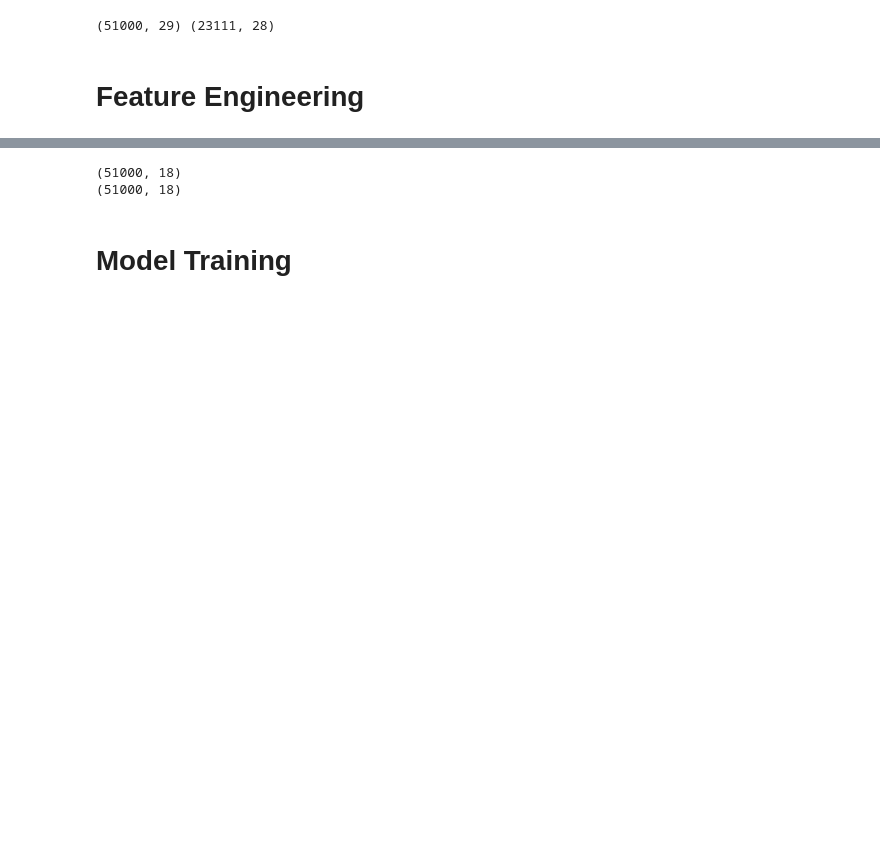
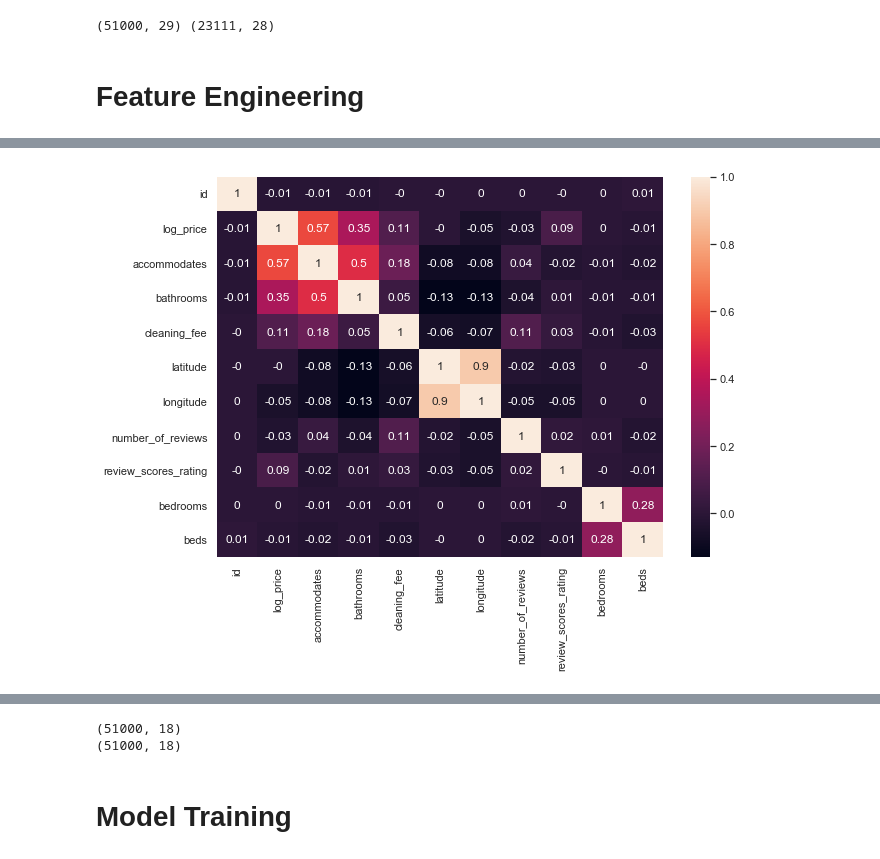
Before and after one commit to Clercy/cebd1260kaggle1, a Jupyter notebook: kaggle_submission - 20190516.ipynb, the cells around one changed output, grey strips where cells are left out. Saved outputs shown, nothing was run; the diff lists cells and outputs as text; code cells hidden in the pictures; blank space fills up the shorter version.

```diff
--- a/kaggle_submission - 20190516.ipynb
+++ b/kaggle_submission - 20190516.ipynb
@@ -113,0 +34,83 @@ beds                             -0.025338  0.700144  1.000000
+# %%
+print(df_train.columns)
+df_train.head()
+
+#Check the bedrooms based on Bed Type
+df_train['bedrooms'] = np.where(df_train['bed_type'].str.contains('Real Bed') & df_train['bedrooms'].isnull(), 1, 0)
+df_train['beds'] = np.where(df_train['bed_type'].str.contains('Real Bed') & df_train['beds'].isnull(), 1, 0)
+
+df_test['bedrooms'] = np.where(df_test['bed_type'].str.contains('Real Bed') & df_test['bedrooms'].isnull(), 1, 0)
+df_test['beds'] = np.where(df_test['bed_type'].str.contains('Real Bed') & df_test['beds'].isnull(), 1, 0)
+
+#df_train['zipcode'] = df_train['zipcode'].str.strip()
+#df_train['zipcode'] = df_train['zipcode'].str.replace(' ','').astype(str)
+#df_train['zipcode'] = df_train['zipcode'].str.replace('.0','').astype(str)
+#df_train['zipcode'] = df_train['zipcode'].str.replace('\r','').astype(str)
+#df_train['zipcode'] = df_train['zipcode'].str.replace('\n','').astype(str)
+
+#df_test['zipcode'] = df_test['zipcode'].str.strip()
+#df_test['zipcode'] = df_test['zipcode'].str.replace(' ','').astype(str)
+#df_test['zipcode'] = df_test['zipcode'].str.replace('.0','').astype(str)
+#df_test['zipcode'] = df_test['zipcode'].str.replace('\r','').astype(str)
+#df_test['zipcode'] = df_test['zipcode'].str.replace('\n','').astype(str)
+
+
+## Populate blank fields
+df_train['bathrooms'].fillna(1, inplace=True)
+
+#########Added for validations
+print(df_train.describe())
+print(df_train.count())
+# Verify group for any null values
+print("")
+print("(Number of Blank values)")
+print("")
+print(df_train.isnull().sum())
+
+
+print("(---DF_TRAIN---)")
+print(df_train.dtypes)
+print(df_train.shape)
+print(df_train.describe())
+print('Corr:',df_train.corr())
+
+print("(---DF_TEST---)")
+print(df_test.dtypes)
+print(df_test.shape)
+print(df_test.describe())
+print('Corr:',df_test.corr())
+
+
+# Crashes at Prepare Submission
+# ValueError: shapes (23111,22) and (30,1) not aligned: 22 (dim 1) != 30 (dim 0)
+#Air Conditioning
+#df_train['AC'] = np.where(df_train['amenities'].str.contains('Air cond'), 'Yes', 'No')
+#df_ac = pd.get_dummies(df_train['AC'])
+#df_train = pd.concat([df_train, df_ac], axis=1)
+
+
+#Air Conditioning
+#df_test['AC'] = np.where(df_test['amenities'].str.contains('Air cond'), 'Yes', 'No')
+#df_ac = pd.get_dummies(df_test['AC'])
+#df_test = pd.concat([df_test, df_ac], axis=1)
+
+
+#TV
+# Error at Prepare Submission
+# ValueError: shapes (23111,22) and (30,1) not aligned: 22 (dim 1) != 30 (dim 0)
+#df_train['TV'] = np.where(df_train['amenities'].str.contains('TV'), 'Yes', 'No')
+#df_tv = pd.get_dummies(df_train['TV'])
+#df_train = pd.concat([df_train, df_tv], axis=1)
+
+#TV
+#df_test['TV'] = np.where(df_test['amenities'].str.contains('TV'), 'Yes', 'No')
+#df_tv = pd.get_dummies(df_test['TV'])
+#df_test = pd.concat([df_test, df_tv], axis=1)
+
+
+sns.set(rc={'figure.figsize':(10,7)})
+correlation_matrix = df_train.corr().round(2)
+# annot = True to print the values inside the square
+sns.heatmap(data=correlation_matrix, annot=True)
+plt.show()
+# %% [output]
@@ -114,2 +134,3 @@ beds                             -0.025338  0.700144  1.000000
+[figure, added]
 # %%
 
```
Also changed, not shown: parts of 8 cells of this notebook, 1 other file.
